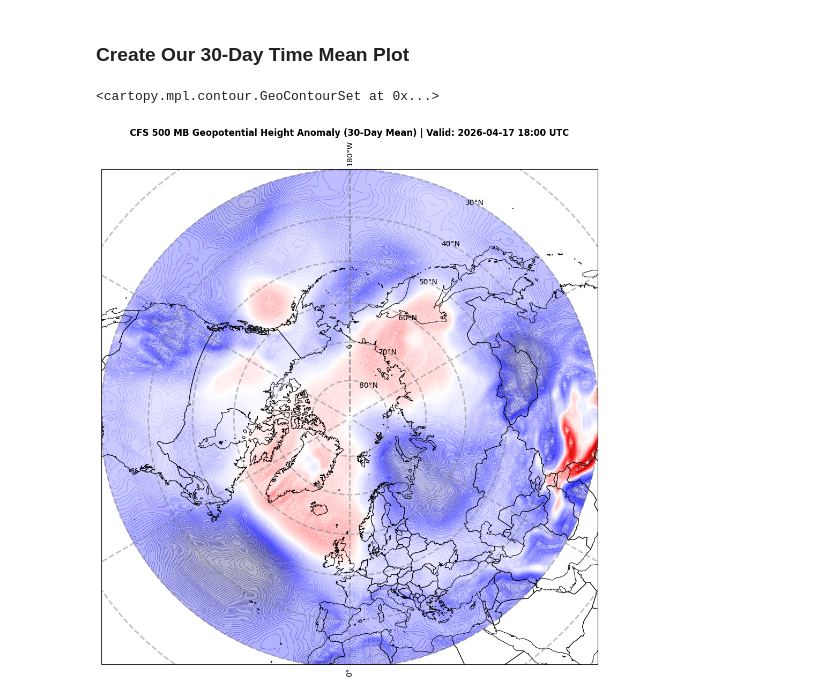
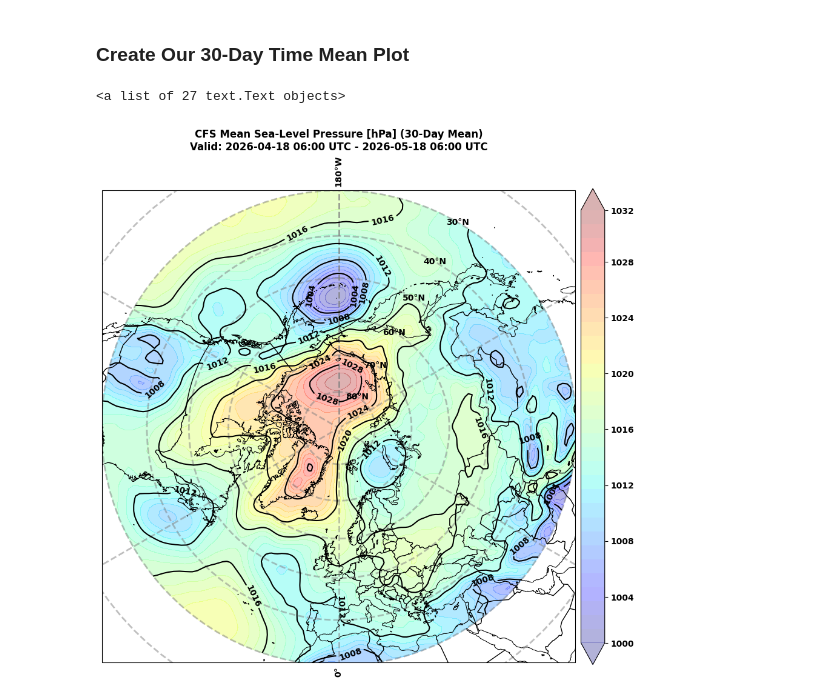
Before and after one commit to edrewitz/WxData-JupyterLab-Examples, a Jupyter notebook: cfs.ipynb, the cells around one changed output. Saved outputs shown, nothing was run; the diff lists cells and outputs as text; code cells hidden in the pictures.

```diff
--- a/cfs.ipynb
+++ b/cfs.ipynb
@@ -254,8 +257,7 @@ from cartopy.mpl.gridliner import LATITUDE_FORMATTER, LONGITUDE_FORMATTER
             'potential_vorticity_level_vertical_speed_shear'
 # %%
 ds = cfs_pressure(southern_bound=30,
-                  final_forecast_hour=720,
-                  variables=['geopotential height anomaly'])
+                  variables=['mean sea level pressure'])
 # %% [output]
 Downloading Latest CFS Pressure Data
 CFS Pressure Data Processing...
@@ -289,5 +301,5 @@ history :
 # %% [markdown]
 ### Find the 30-Day Time Mean
 # %%
-ds = ds.mean(dim='step')
+mean = ds.mean(dim='step')
 # %%
@@ -319,50 +341,74 @@ history :
 # %% [markdown]
 ### Use `cyclic_point()` To Resolve 180-Degree Meridian Gap
 # %%
-geopotential_height_anomaly, longitude = cyclic_point(ds,
-                                   'geopotential_height_anomaly')
+mslp, longitude = cyclic_point(mean,
+                               'mslp')
 # %% [markdown]
 ### Create Our 30-Day Time Mean Plot
 # %%
+# Global setting for all text to be bold
+plt.rcParams['font.weight'] = 'bold'
+
 # Create our figure object
 fig = plt.figure(figsize=(12,12))
 
 # Create out axis and map coordinates reference system
 ax = fig.add_subplot(1,1,1, projection=ccrs.NorthPolarStereo())
 
 # Set our bounds and data coordinate reference system
 ax.set_extent([-180, 180, 30, 90], ccrs.PlateCarree())
 
 # Add coastlines for the outline of the coasts
 ax.add_feature(cfeature.COASTLINE.with_scale('50m'), linewidth=0.75, zorder=9)
 
 # Add our country borders
 ax.add_feature(cfeature.BORDERS, linestyle='-', zorder=2)
 
-time = pd.to_datetime(ds['time'].values)
+init_time = pd.to_datetime(mean['time'].values)
+final_time = init_time + timedelta(days=30)
 
 # Create Our Title
-ax.set_title(f"CFS 500 MB Geopotential Height Anomaly (30-Day Mean) | Valid: {time.strftime('%Y-%m-%d %H:00 UTC')}", fontweight='bold')
+ax.set_title(f"CFS Mean Sea-Level Pressure [hPa] (30-Day Mean)\nValid: {init_time.strftime('%Y-%m-%d %H:00 UTC')} - {final_time.strftime('%Y-%m-%d %H:00 UTC')}",
+             fontweight='bold',
+             fontsize=12)
 
 # Plot our gridlines
 gl = ax.gridlines(draw_labels=True, linewidth=2, color='gray', alpha=0.5, linestyle='--')
 gl.xlabels_top = False # Disable top labels
 gl.ylabels_right = False # Disable right labels
 gl.xformatter = LONGITUDE_FORMATTER
 gl.yformatter = LATITUDE_FORMATTER
 
 # Create our increments for our filled and line contours
-filled_contour_levels = np.arange(int(round(np.nanmin(geopotential_height_anomaly[0, :, :]), 0)), (int(round(np.nanmax(geopotential_height_anomaly[0, :, :]), 0)) + 1), 1)
+contour_levels = np.arange((np.nanmin(mean['mslp'])/100), ((np.nanmax(mean['mslp'])/100) + 4), 4)
+filled_levels = np.arange((np.nanmin(mean['mslp'])/100), ((np.nanmax(mean['mslp'])/100) + 1), 1)
+colorbar_ticks = np.arange(int(np.nanmin(mean['mslp'])/100), int((np.nanmax(mean['mslp'])/100) + 4), 4)
+
+# Plot our contour data
+c = ax.contour(longitude,
+            mean['latitude'],
+            mslp[:, :]/100,
+            transform=ccrs.PlateCarree(),
+            zorder=2,
+            colors='black',
+            levels=contour_levels,
+            alpha=1)
 
 # Plot our filled contour data
-ax.contourf(longitude,
-            ds['latitude'],
-            geopotential_height_anomaly[0, :, :],
-            cmap='seismic',
+cs = ax.contourf(longitude,
+            mean['latitude'],
+            mslp[:, :]/100,
+            cmap='jet',
             transform=ccrs.PlateCarree(),
-            levels=filled_contour_levels,
+            levels=filled_levels,
             alpha=0.3,
             extend='both')
+
+# Create our colorbar
+fig.colorbar(cs, shrink=0.85, pad=0.01, ticks=colorbar_ticks)
+
+# Label our contours
+ax.clabel(c, inline=True, fontsize=10, fmt=lambda x: f"{int(x)}")
 # %% [output]
-<cartopy.mpl.contour.GeoContourSet at 0x...>
+<a list of 27 text.Text objects>
-[figure, old version]
+[figure, new version]
```
Also changed, not shown: parts of 5 cells of this notebook.
